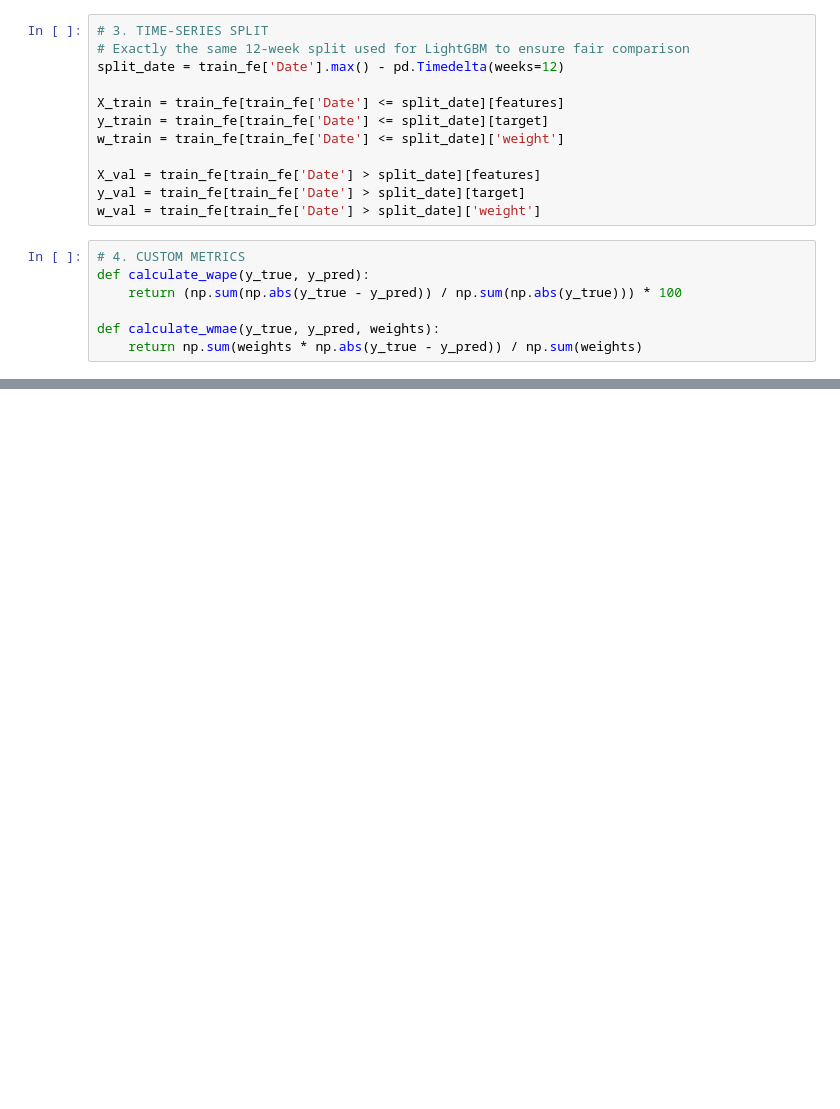
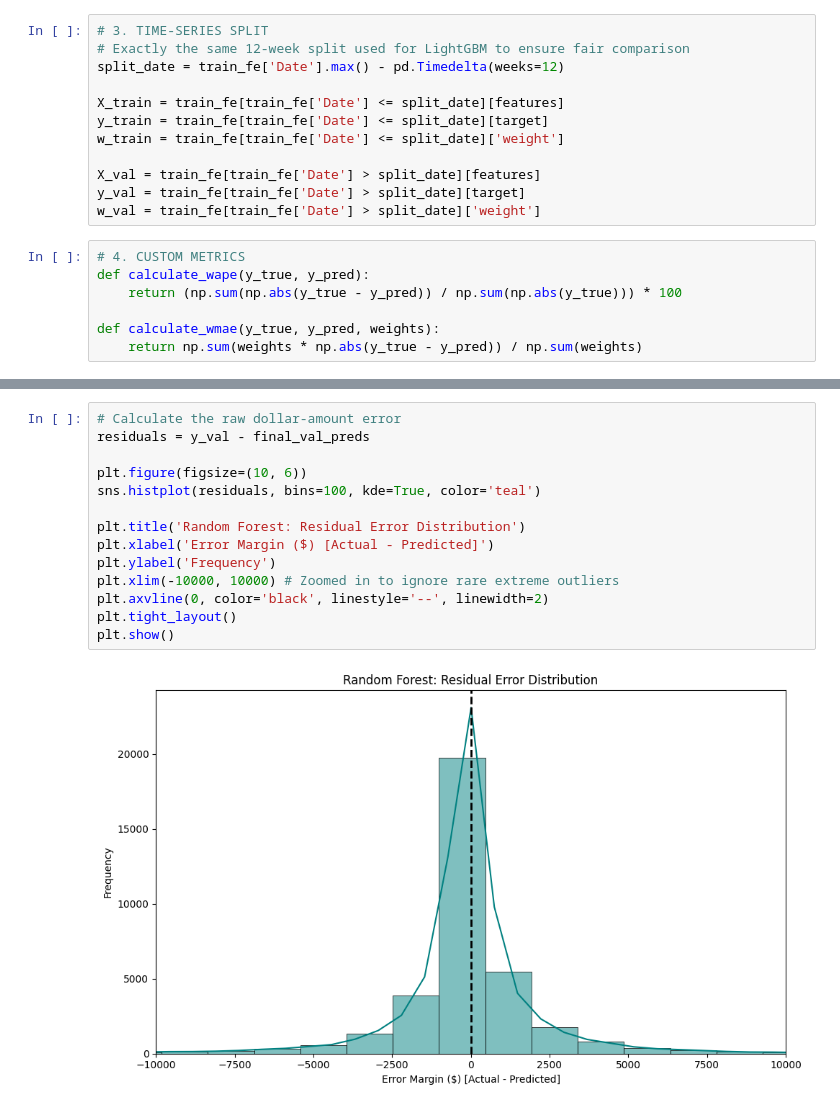
Before and after one commit to EleneJobava/walmart-sales-forecasting, a Jupyter notebook: model_experiment_RandomForest.ipynb, the cells around one changed output, grey strips where cells are left out. Saved outputs shown, nothing was run; the diff lists cells and outputs as text; blank space fills up the shorter version.

```diff
--- a/model_experiment_RandomForest.ipynb
+++ b/model_experiment_RandomForest.ipynb
@@ -183,0 +255,16 @@ Status: OPTIMAL/BALANCED
+# %%
+# Calculate the raw dollar-amount error
+residuals = y_val - final_val_preds
+
+plt.figure(figsize=(10, 6))
+sns.histplot(residuals, bins=100, kde=True, color='teal')
+
+plt.title('Random Forest: Residual Error Distribution')
+plt.xlabel('Error Margin ($) [Actual - Predicted]')
+plt.ylabel('Frequency')
+plt.xlim(-10000, 10000) # Zoomed in to ignore rare extreme outliers
+plt.axvline(0, color='black', linestyle='--', linewidth=2)
+plt.tight_layout()
+plt.show()
+# %% [output]
+[figure, added]
```
Also changed, not shown: parts of 8 cells of this notebook.
